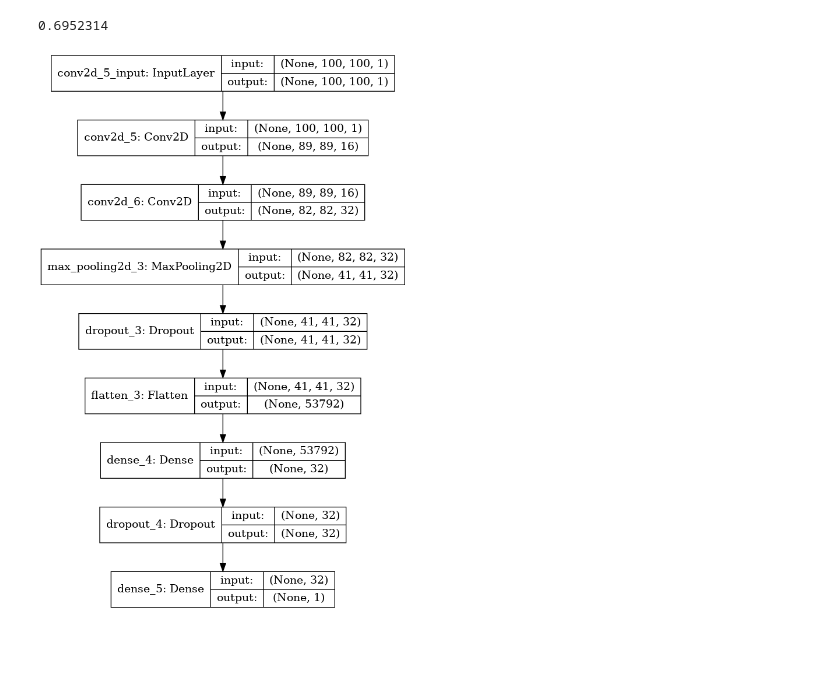
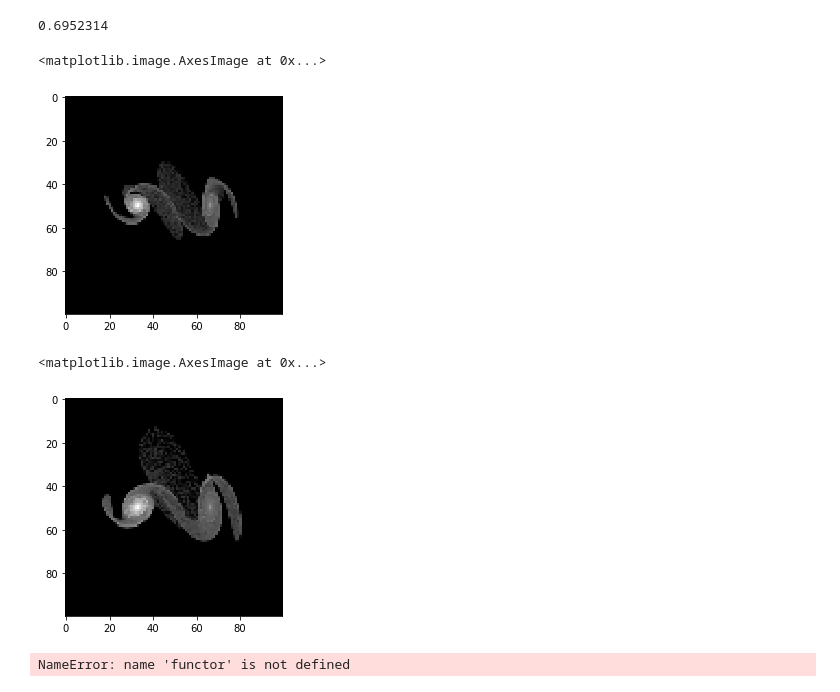
Before and after one commit to CSCI4850/S20-team2-project, a Jupyter notebook: ConvRegressionTest.ipynb, the cells around one changed output. Saved outputs shown, nothing was run; the diff lists cells and outputs as text; code cells hidden in the pictures; blank space fills up the shorter version.

```diff
--- a/ConvRegressionTest.ipynb
+++ b/ConvRegressionTest.ipynb
@@ -495,7 +520,19 @@ Human Score
 0.852941
 Prediction
 0.6952314
-# %%
-plot_model(model,to_file='convNet.png',show_shapes=True,expand_nested=True)
-# %% [output]
-[figure, removed]
+# %%
+plt.imshow(image.array_to_img(x_test[0,:,:,:]), cmap='Greys_r')
+# %% [output]
+<matplotlib.image.AxesImage at 0x...>
+[figure, added]
+# %%
+plt.imshow(image.array_to_img(x_test[1,:,:,:]), cmap='Greys_r')
+# %% [output]
+<matplotlib.image.AxesImage at 0x...>
+[figure, added]
+# %%
+# Get the layer outputs for the -first- image...
+layer_outputs = functor([x_train[0:1,:,:,:],1])
+len(layer_outputs)
+# %% [output]
+NameError: name 'functor' is not defined
```
Also changed, not shown: parts of 31 cells of this notebook, 11 other files.
